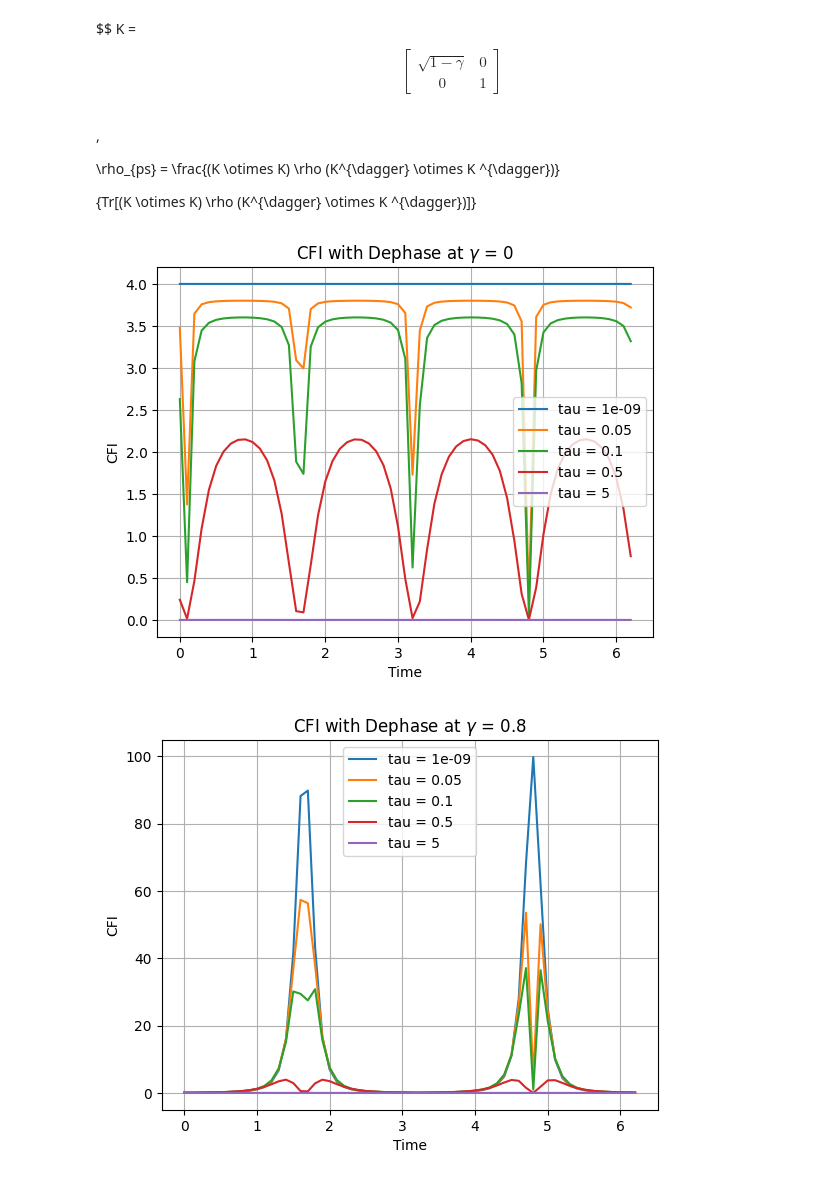
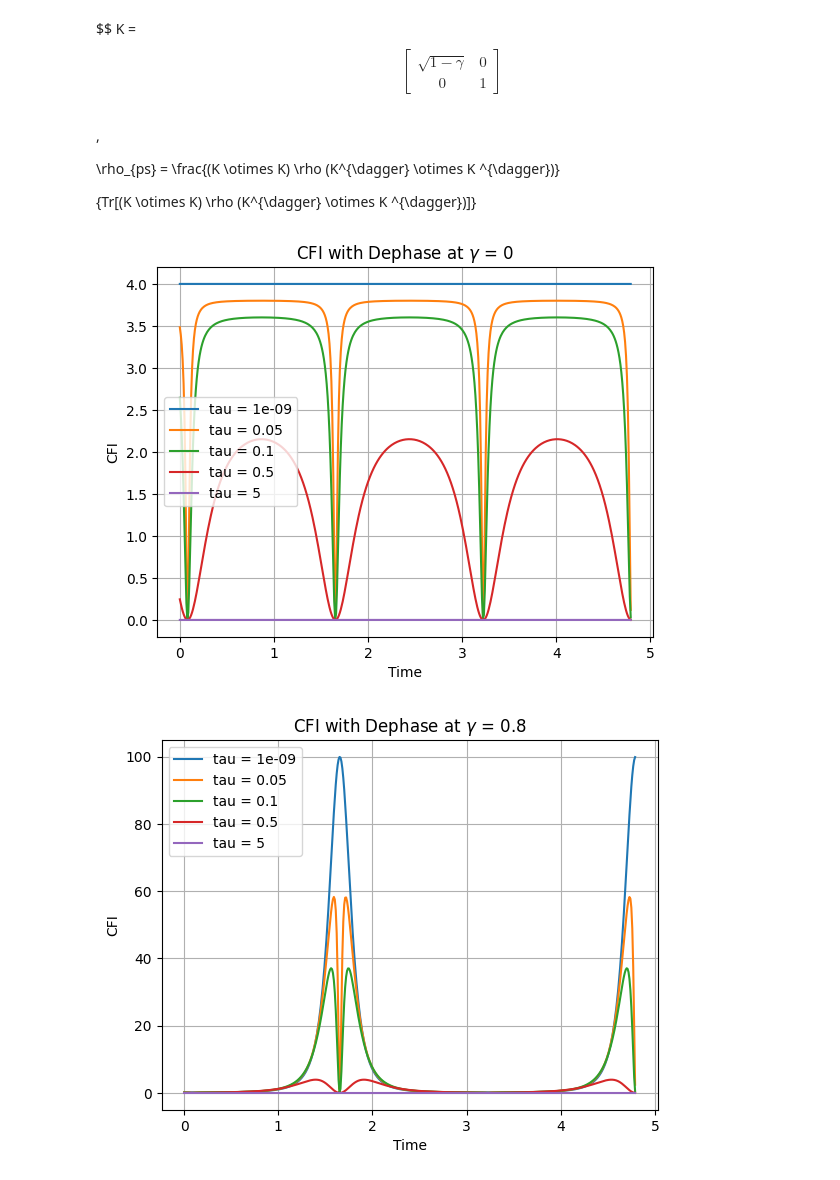
Before and after one commit to iridescent0923/Quantum_Optimization, a Jupyter notebook: Pennylane_Workspace/Metrology/CFI_optimize/Complete/2-qubit/CFI_Dephase_[2-qubit].ipynb, the cells around one changed output. Drawn from its saved outputs; the diff is of its cells as text; code cells hidden in the pictures.

```diff
--- a/Pennylane_Workspace/Metrology/CFI_optimize/Complete/2-qubit/CFI_Dephase_[2-qubit].ipynb
+++ b/Pennylane_Workspace/Metrology/CFI_optimize/Complete/2-qubit/CFI_Dephase_[2-qubit].ipynb
@@ -192,16 +192,16 @@ def Plot_dephase(Plot_range, Step_size, Gamma_ps_select, tau):
     plt.legend()
     plt.grid()
 # %%
-BOUND = np_.array([ 1e-3, np.pi * 2 + 1e-3])
-Step_size_in = 0.1
-# Step_size_in = 0.12566370614359174
-Tau_in = 0.000000001, 0.05, 0.1, 0.5, 5
-Gamma_in = 0, 0.8
+# Period = pi/2
+BOUND = np_.array([ 1e-4, (np.pi / 2) * 3.05 + 1e-4])
+Step_size_in = 1e-2
+Tau_in = 0.000000001, 5e-2, 1e-1, 5e-1, 5
+Gamma_in = 0, 8e-1
 
 Plot_dephase(BOUND, Step_size_in, Gamma_in[0], Tau_in)
 # %% [output]
-[figure, old version]
+[figure, new version]
 # %%
 Plot_dephase(BOUND, Step_size_in, Gamma_in[1], Tau_in)
 # %% [output]
-[figure, old version]
+[figure, new version]
```
Also changed, not shown: 1 other file.
